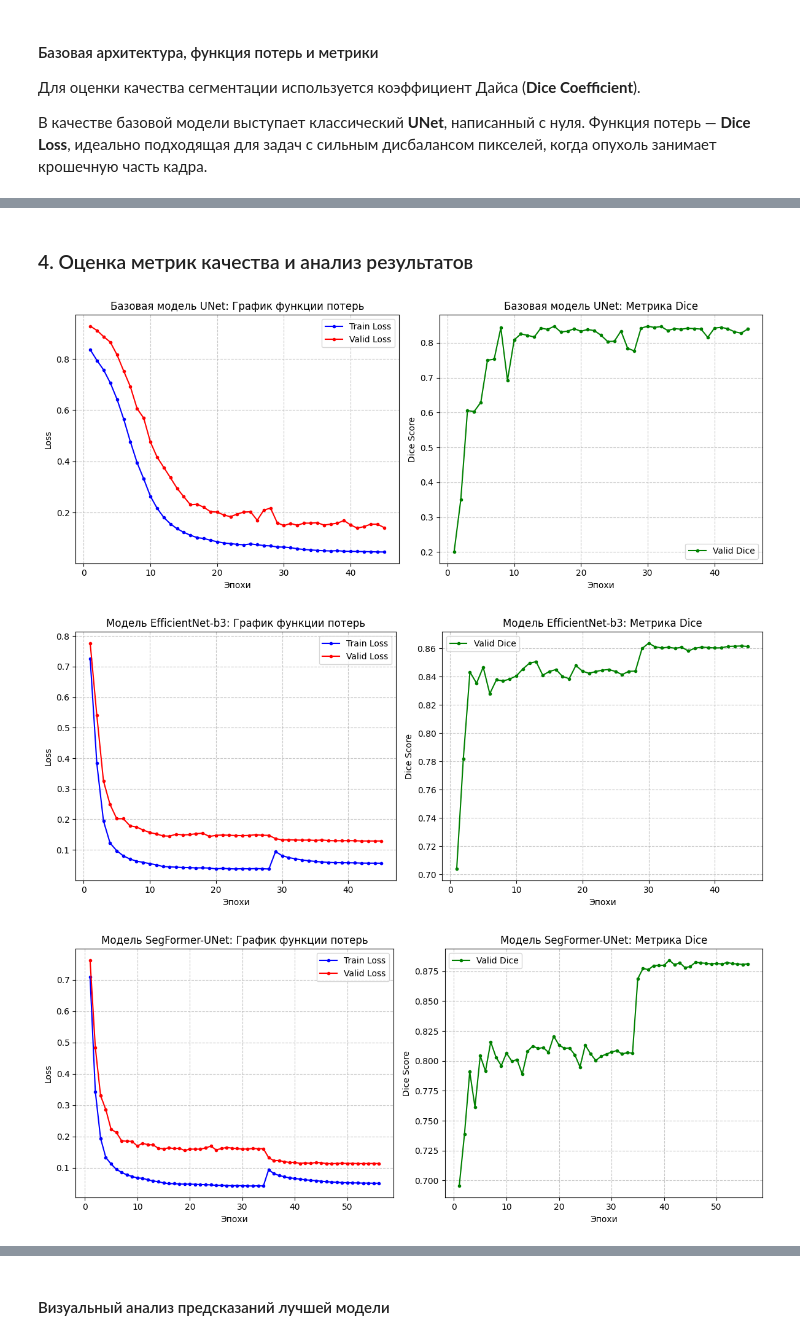
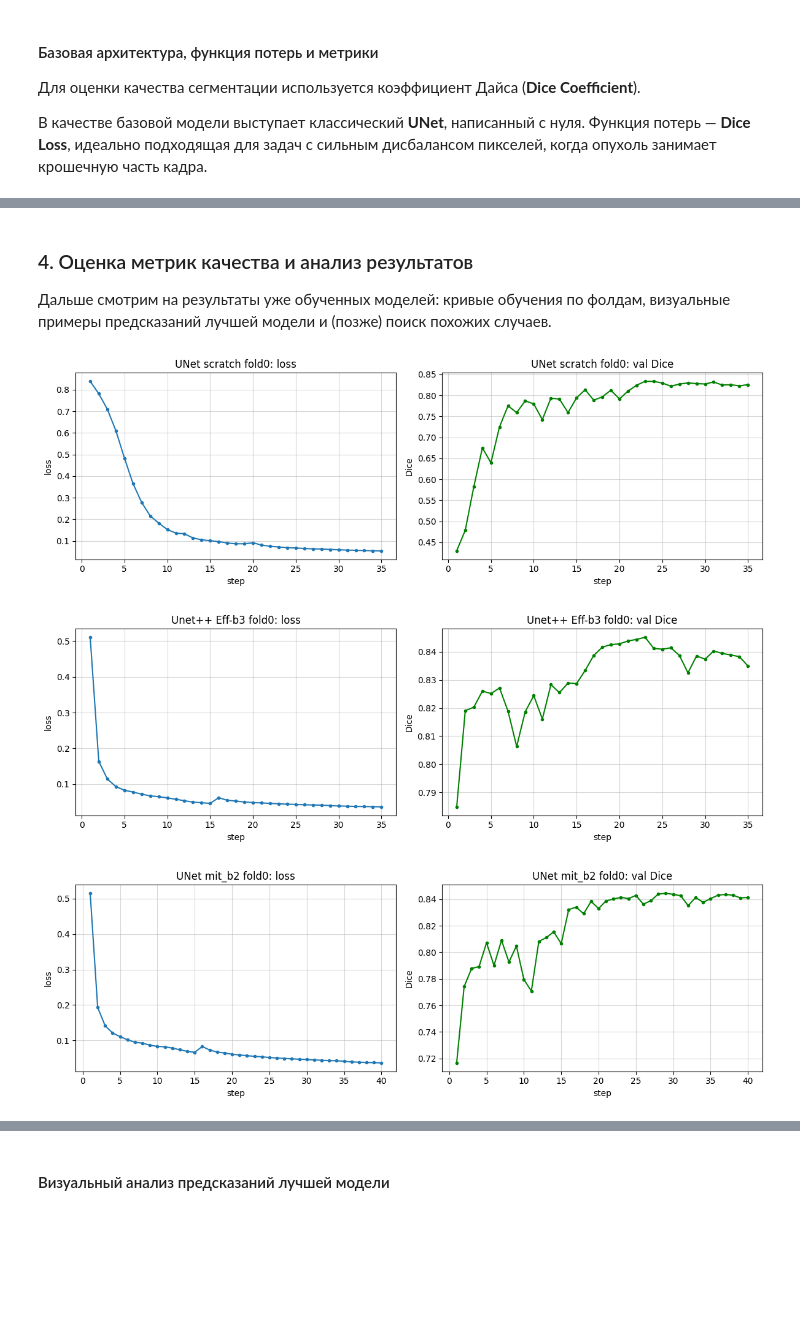
Before and after one commit to akslv03/MFDP, a Jupyter notebook: EDA&compare_models.ipynb, the cells around one changed output, grey strips where cells are left out. Cells and saved outputs as stored; diff of their text form; code cells hidden in the pictures; blank space fills up the shorter version.

```diff
--- a/EDA&compare_models.ipynb
+++ b/EDA&compare_models.ipynb
@@ -26,7 +25,7 @@ from skimage.io import imread
 # %% [markdown]
 Обходим все папки с нашим датасетом, находим все снимки МРТ и маски (разметку опухолей), и сохраняем точные пути к ним. Сортировка гарантирует, что каждый снимок МРТ будет строго соответствовать своей маске.
 # %%
-DATA_PATH = "/Users/nastik/Downloads/archive/kaggle_3m"
+DATA_PATH = Path(kagglehub.dataset_download("mateuszbuda/lgg-mri-segmentation")) / "kaggle_3m"
 
 images_paths = []
 masks_paths = []
@@ -1357,0 +870,8 @@ Epoch 11 | Train Loss: 0.0576 | Val Loss: 0.1165 | Val Dice: 0.8790
+# %%
+cv_unetpp = []
+for i, fold in enumerate(folds):
+    tr = subset_dataset(all_data, fold["train"])
+    va = subset_dataset(all_data, fold["val"])
+    cv_unetpp.append(train_one_fold("unetpp_effb3", i, tr, va))
+print("unetpp mean±std:", np.mean([x["dice_volume"] for x in cv_unetpp]),
+      np.std([x["dice_volume"] for x in cv_unetpp]))
@@ -1357,0 +898,8 @@ Epoch 11 | Train Loss: 0.0576 | Val Loss: 0.1165 | Val Dice: 0.8790
+# %%
+cv_mit = []
+for i, fold in enumerate(folds):
+    tr = subset_dataset(all_data, fold["train"])
+    va = subset_dataset(all_data, fold["val"])
+    cv_mit.append(train_one_fold("unet_mit_b2", i, tr, va))
+print("mit_b2 mean±std:", np.mean([x["dice_volume"] for x in cv_mit]),
+      np.std([x["dice_volume"] for x in cv_mit]))
@@ -1358,51 +975,31 @@ Epoch 11 | Train Loss: 0.0576 | Val Loss: 0.1165 | Val Dice: 0.8790
 # %% [markdown]
 ### 4. Оценка метрик качества и анализ результатов
+
+Дальше смотрим на результаты уже обученных моделей: кривые обучения по фолдам, визуальные примеры предсказаний лучшей модели и (позже) поиск похожих случаев.
 # %%
-def plot_model_history(history, model_name):
-    epochs_range = range(1, len(history['train_loss']) + 1)
+def plot_cv_history(cv_results, model_name, fold_id=0):
+    hist = cv_results[fold_id]["history"]
+    epochs = range(1, len(hist) + 1)
+    losses = [h["loss"] for h in hist]
+    dices = [h["val_dice"] for h in hist]
 
-    plt.figure(figsize=(12, 5))
-
-
+    plt.figure(figsize=(12, 4))
     plt.subplot(1, 2, 1)
-    plt.plot(epochs_range, history['train_loss'], label='Train Loss', color='blue', marker='o', markersize=3)
-    plt.plot(epochs_range, history['val_loss'], label='Valid Loss', color='red', marker='o', markersize=3)
-    plt.title(f'{model_name}: График функции потерь')
-    plt.xlabel('Эпохи')
-    plt.ylabel('Loss')
-    plt.legend()
-    plt.grid(True, linestyle='--', alpha=0.7)
-
+    plt.plot(epochs, losses, marker="o", markersize=3)
+    plt.title(f"{model_name} fold{fold_id}: loss")
+    plt.xlabel("step"); plt.ylabel("loss"); plt.grid(True, alpha=0.5)
 
     plt.subplot(1, 2, 2)
-    plt.plot(epochs_range, history['val_dice'], label='Valid Dice', color='green', marker='o', markersize=3)
-    plt.title(f'{model_name}: Метрика Dice')
-    plt.xlabel('Эпохи')
-    plt.ylabel('Dice Score')
-    plt.legend()
-    plt.grid(True, linestyle='--', alpha=0.7)
+    plt.plot(epochs, dices, marker="o", markersize=3, color="green")
+    plt.title(f"{model_name} fold{fold_id}: val Dice")
+    plt.xlabel("step"); plt.ylabel("Dice"); plt.grid(True, alpha=0.5)
+    plt.tight_layout(); plt.show()
 
-    plt.tight_layout()
-    plt.show()
-
-
-plot_model_history(history_unet, "Базовая модель UNet")
-
-history_effnet_full = {
-    'train_loss': history_effnet_stage1['train_loss'] + history_effnet_stage2['train_loss'],
-    'val_loss': history_effnet_stage1['val_loss'] + history_effnet_stage2['val_loss'],
-    'val_dice': history_effnet_stage1['val_dice'] + history_effnet_stage2['val_dice']
-}
-plot_model_history(history_effnet_full, "Модель EfficientNet-b3")
-
-history_transf_full = {
-    'train_loss': history_transf_stage1['train_loss'] + history_transf_stage2['train_loss'],
-    'val_loss': history_transf_stage1['val_loss'] + history_transf_stage2['val_loss'],
-    'val_dice': history_transf_stage1['val_dice'] + history_transf_stage2['val_dice']
-}
-plot_model_history(history_transf_full, "Модель SegFormer-UNet")
+plot_cv_history(cv_scratch, "UNet scratch")
+plot_cv_history(cv_unetpp, "Unet++ Eff-b3")
+plot_cv_history(cv_mit, "UNet mit_b2")
 # %% [output]
-[figure, old version]
+[figure, new version]
-[figure, old version]
+[figure, new version]
-[figure, old version]
+[figure, new version]
 # %% [markdown]
```
Also changed, not shown: parts of 41 cells of this notebook.
